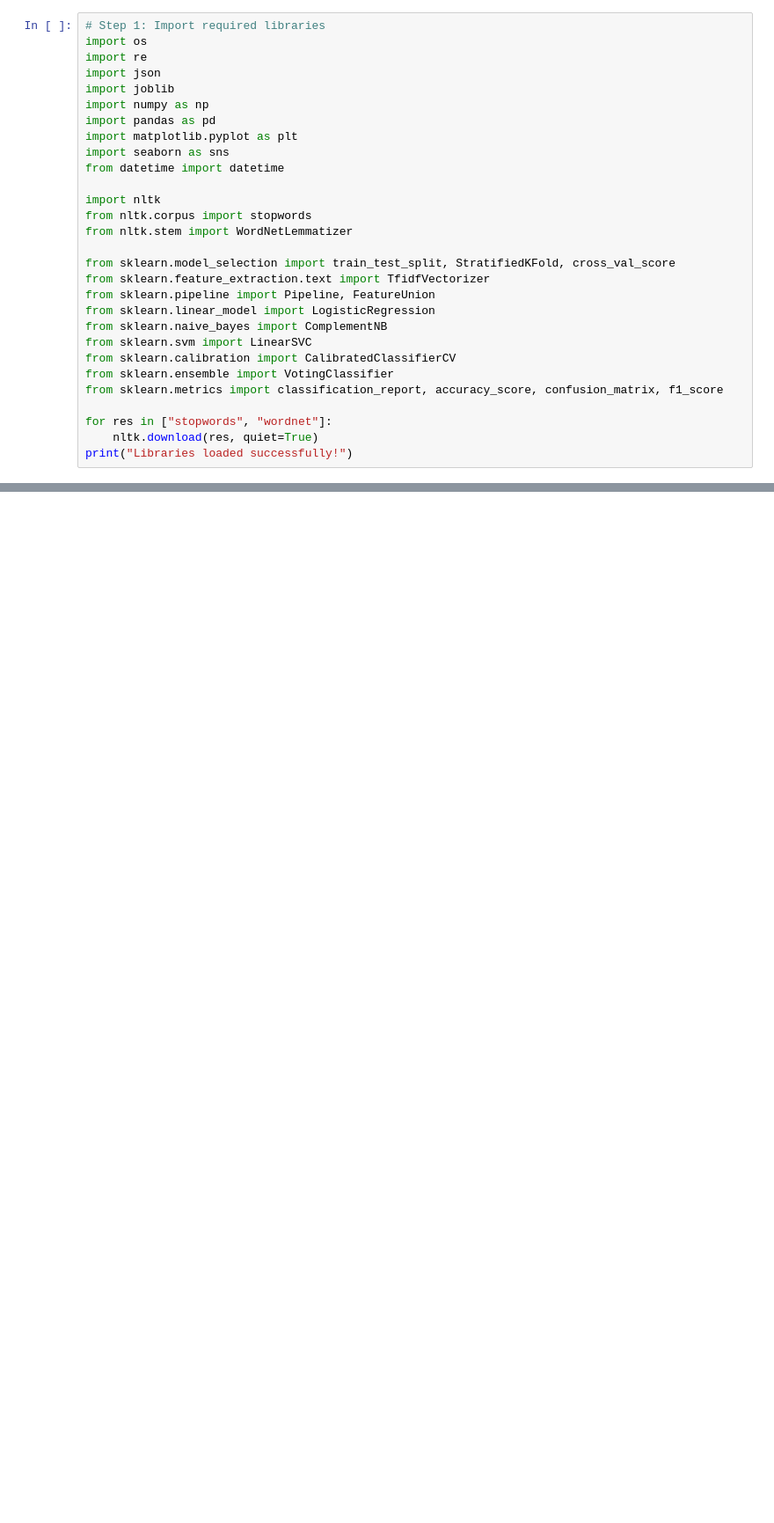
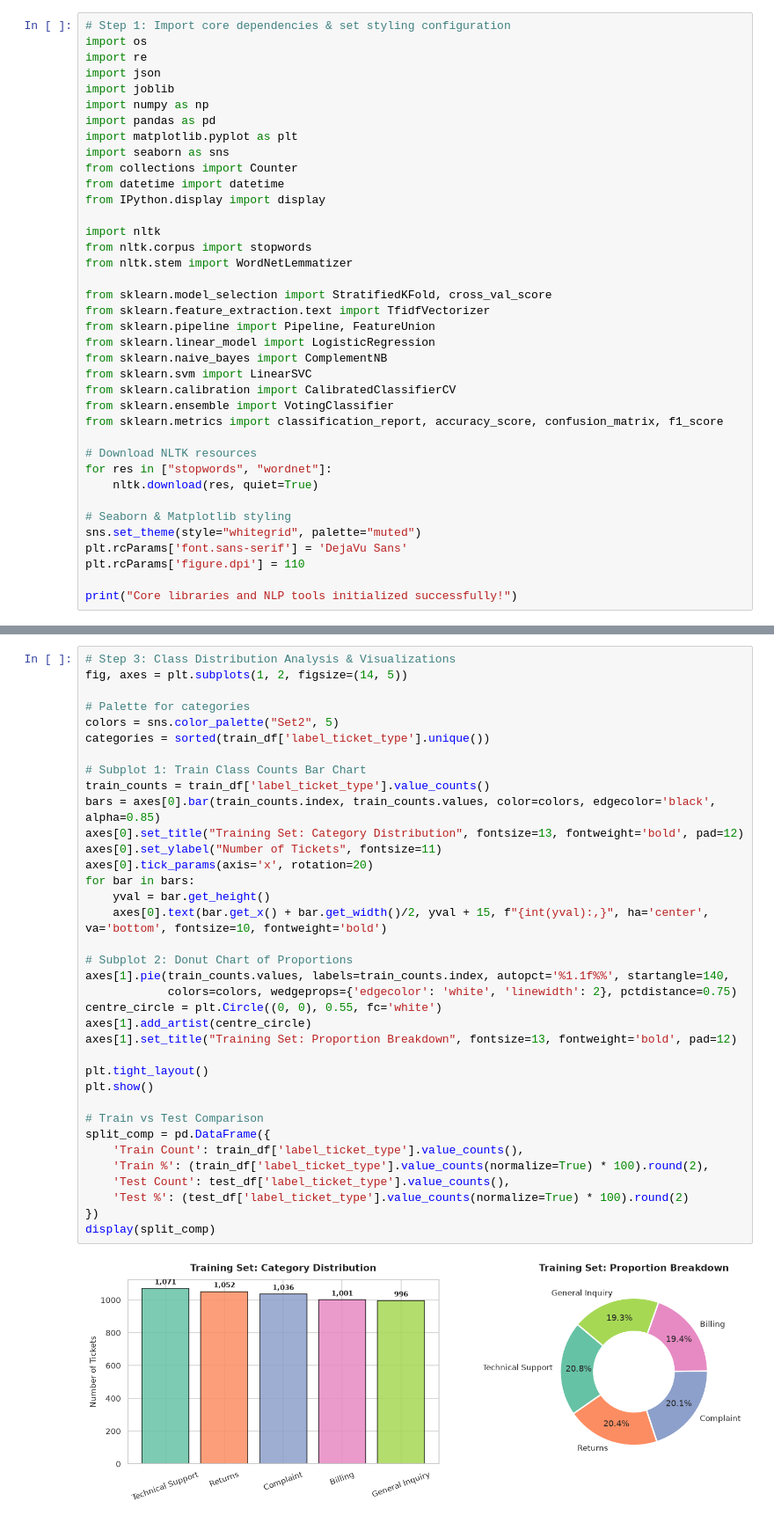
Before and after one commit to irfan-shekh/ai_ticket, a Jupyter notebook: models/ticket_classification_updated.ipynb, the cells around one changed output, grey strips where cells are left out. Shown at 88% size. Drawn from its saved outputs; the diff is of its cells as text; blank space fills up the shorter version.

```diff
--- a/models/ticket_classification_updated.ipynb
+++ b/models/ticket_classification_updated.ipynb
@@ -11,5 +11,5 @@ This notebook builds, benchmarks, and exports a production-grade NLP classifier
 # %%
-# Step 1: Import required libraries
+# Step 1: Import core dependencies & set styling configuration
 import os
 import re
 import json
@@ -18,13 +18,15 @@ import numpy as np
 import pandas as pd
 import matplotlib.pyplot as plt
 import seaborn as sns
+from collections import Counter
 from datetime import datetime
+from IPython.display import display
 
 import nltk
 from nltk.corpus import stopwords
 from nltk.stem import WordNetLemmatizer
 
-from sklearn.model_selection import train_test_split, StratifiedKFold, cross_val_score
+from sklearn.model_selection import StratifiedKFold, cross_val_score
 from sklearn.feature_extraction.text import TfidfVectorizer
 from sklearn.pipeline import Pipeline, FeatureUnion
 from sklearn.linear_model import LogisticRegression
@@ -34,7 +36,14 @@ from sklearn.calibration import CalibratedClassifierCV
 from sklearn.ensemble import VotingClassifier
 from sklearn.metrics import classification_report, accuracy_score, confusion_matrix, f1_score
 
+# Download NLTK resources
 for res in ["stopwords", "wordnet"]:
     nltk.download(res, quiet=True)
-print("Libraries loaded successfully!")
+
+# Seaborn & Matplotlib styling
+sns.set_theme(style="whitegrid", palette="muted")
+plt.rcParams['font.sans-serif'] = 'DejaVu Sans'
+plt.rcParams['figure.dpi'] = 110
+
+print("Core libraries and NLP tools initialized successfully!")
 # %% [output]
@@ -84,0 +98,38 @@ We benchmark candidate algorithms using 5-Fold Stratified Cross Validation.
+# %%
+# Step 3: Class Distribution Analysis & Visualizations
+fig, axes = plt.subplots(1, 2, figsize=(14, 5))
+
+# Palette for categories
+colors = sns.color_palette("Set2", 5)
+categories = sorted(train_df['label_ticket_type'].unique())
+
+# Subplot 1: Train Class Counts Bar Chart
+train_counts = train_df['label_ticket_type'].value_counts()
+bars = axes[0].bar(train_counts.index, train_counts.values, color=colors, edgecolor='black', alpha=0.85)
+axes[0].set_title("Training Set: Category Distribution", fontsize=13, fontweight='bold', pad=12)
+axes[0].set_ylabel("Number of Tickets", fontsize=11)
+axes[0].tick_params(axis='x', rotation=20)
+for bar in bars:
+    yval = bar.get_height()
+    axes[0].text(bar.get_x() + bar.get_width()/2, yval + 15, f"{int(yval):,}", ha='center', va='bottom', fontsize=10, fontweight='bold')
+
+# Subplot 2: Donut Chart of Proportions
+axes[1].pie(train_counts.values, labels=train_counts.index, autopct='%1.1f%%', startangle=140,
+            colors=colors, wedgeprops={'edgecolor': 'white', 'linewidth': 2}, pctdistance=0.75)
+centre_circle = plt.Circle((0, 0), 0.55, fc='white')
+axes[1].add_artist(centre_circle)
+axes[1].set_title("Training Set: Proportion Breakdown", fontsize=13, fontweight='bold', pad=12)
+
+plt.tight_layout()
+plt.show()
+
+# Train vs Test Comparison
+split_comp = pd.DataFrame({
+    'Train Count': train_df['label_ticket_type'].value_counts(),
+    'Train %': (train_df['label_ticket_type'].value_counts(normalize=True) * 100).round(2),
+    'Test Count': test_df['label_ticket_type'].value_counts(),
+    'Test %': (test_df['label_ticket_type'].value_counts(normalize=True) * 100).round(2)
+})
+display(split_comp)
+# %% [output]
+[figure, added]
```
Also changed, not shown: parts of 24 cells of this notebook, 2 other files.
